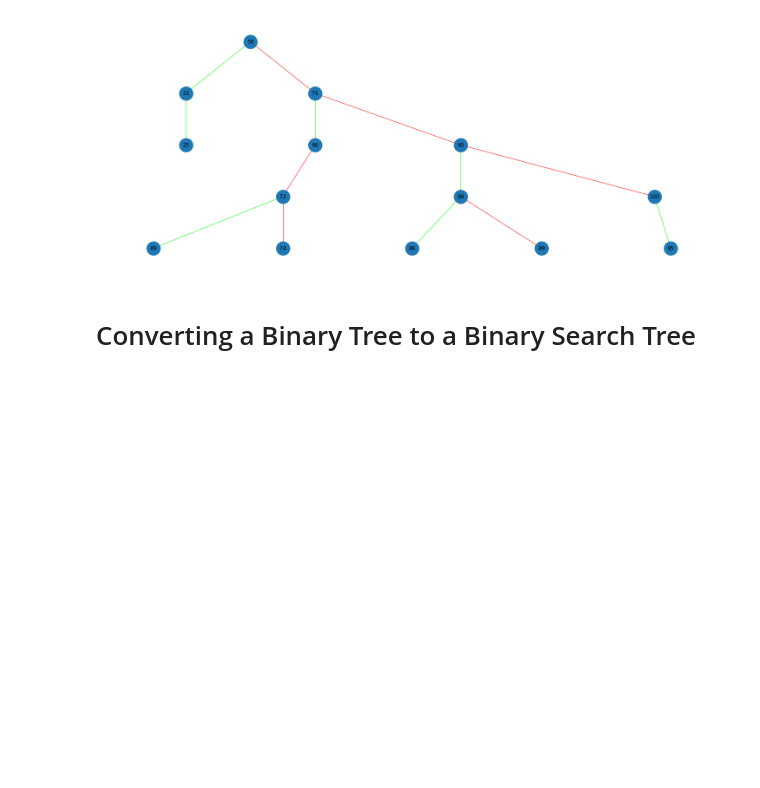
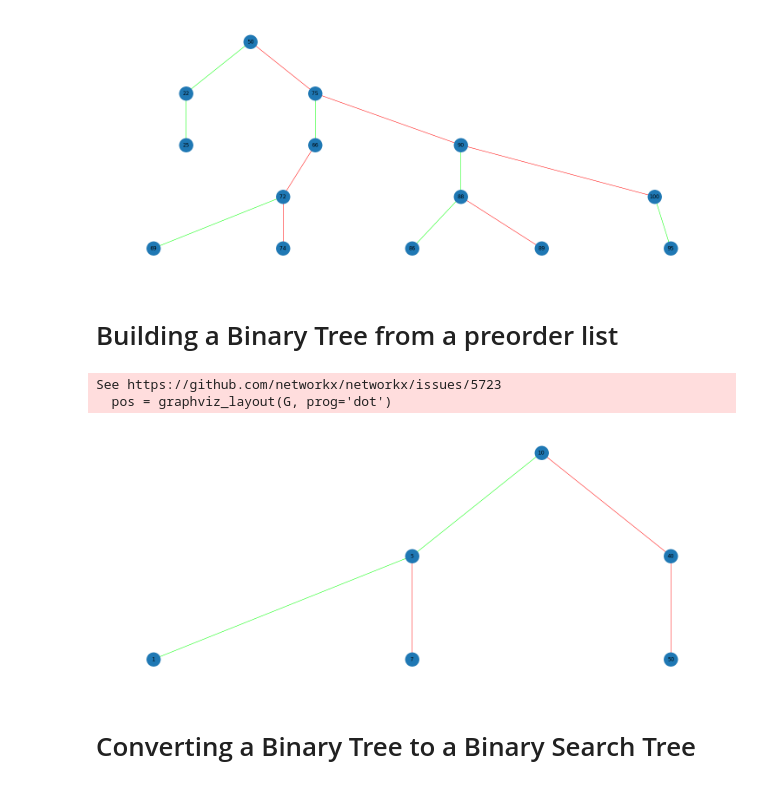
Before and after one commit to MatheusSC017/Studies, a Jupyter notebook: BinaryTreeBuilder.ipynb, the cells around one changed output. Saved outputs shown, nothing was run; the diff lists cells and outputs as text; code cells hidden in the pictures; blank space fills up the shorter version.

```diff
--- a/BinaryTreeBuilder.ipynb
+++ b/BinaryTreeBuilder.ipynb
@@ -76,5 +77,25 @@ print_tree(binary_tree)
 See https://github.com/networkx/networkx/issues/5723
   pos = graphviz_layout(G, prog='dot')
 [figure]
+# %% [markdown]
+# Building a Binary Tree from a preorder list
+# %%
+def build_binary_search_tree(preorder):
+  if preorder:
+    key = preorder[0]
+    node = Node(key)
+    left_values = [value for value in preorder if value < key]
+    right_values = [value for value in preorder if value > key]
+    node.left_node = build_binary_search_tree(left_values)
+    node.right_node = build_binary_search_tree(right_values)
+    return node
+# %%
+binary_tree = build_binary_search_tree([10, 5, 1, 7, 40, 50])
+# %%
+print_tree(binary_tree)
+# %% [output]
+See https://github.com/networkx/networkx/issues/5723
+  pos = graphviz_layout(G, prog='dot')
+[figure, added]
 # %% [markdown]
 # Converting a Binary Tree to a Binary Search Tree
```
Also changed, not shown: parts of 5 cells of this notebook.
